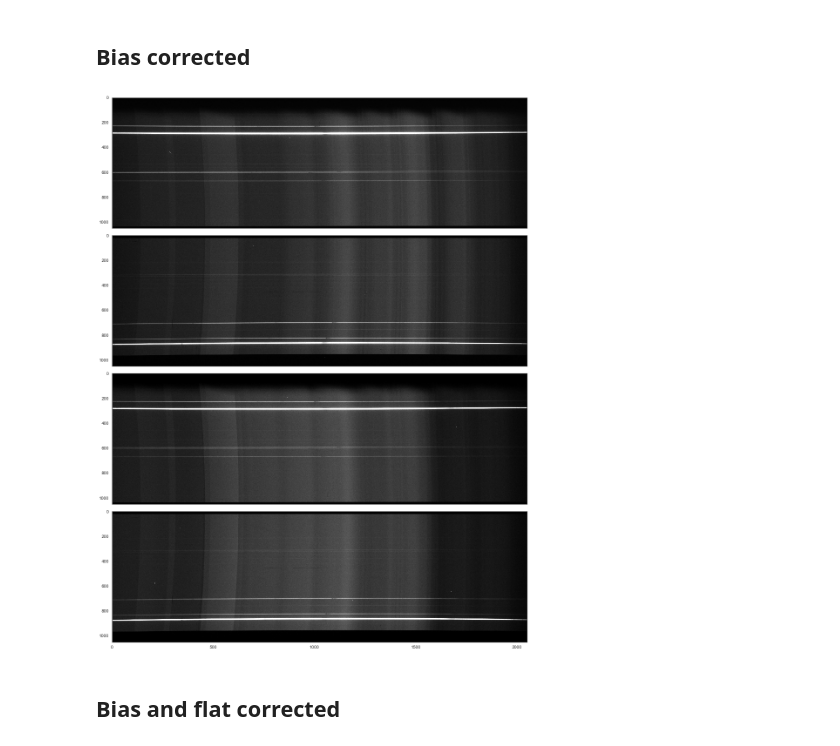
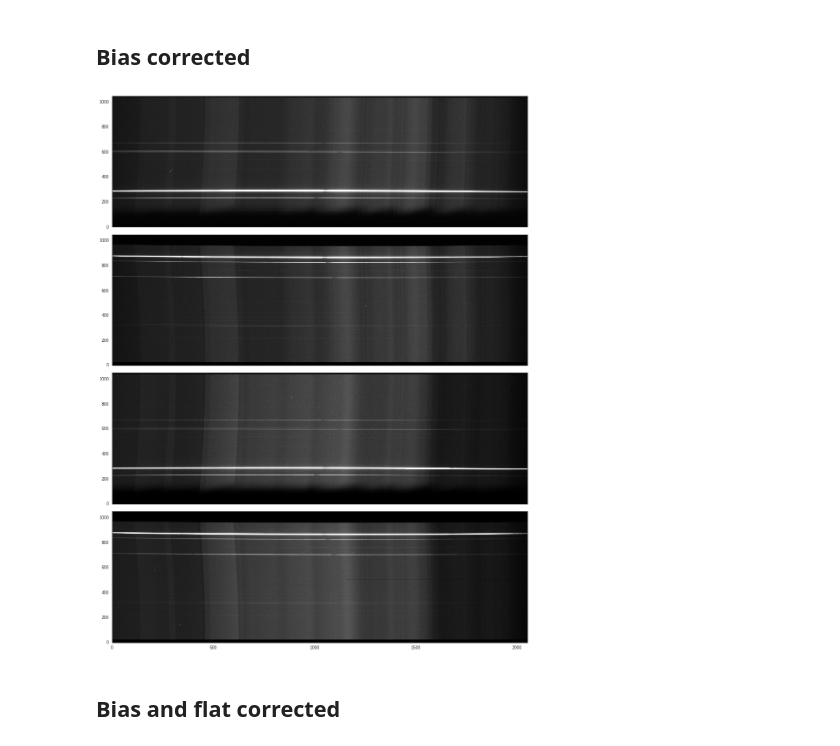
Before and after one commit to hpparvi/Parviainen-2017-WASP-80b, a Jupyter notebook: 02_spectrum_overview.ipynb, the cells around one changed output. Cells and saved outputs as stored; diff of their text form; code cells hidden in the pictures.

```diff
--- a/02_spectrum_overview.ipynb
+++ b/02_spectrum_overview.ipynb
@@ -24,10 +24,10 @@ spectra = {k:v-bias[k][:,newaxis] for k,v in spectra.items()}
 # %%
 fig,axs = subplots(4,1,figsize=(14,18), sharex=True, sharey=True)
 for i,k in enumerate(nccdkeys):
-    axs.flat[i].imshow(spectra[k].T, cmap=cm.gray, aspect='auto', vmin=0, vmax=1300)
+    axs.flat[i].imshow(spectra[k].T, cmap=cm.gray, aspect='auto', origin='image', vmin=0, vmax=1300)
 fig.tight_layout()
 # %% [output]
-[figure, old version]
+[figure, new version]
 # %% [markdown]
 ## Bias and flat corrected
 # %%
```
Also changed, not shown: 5 other files.
